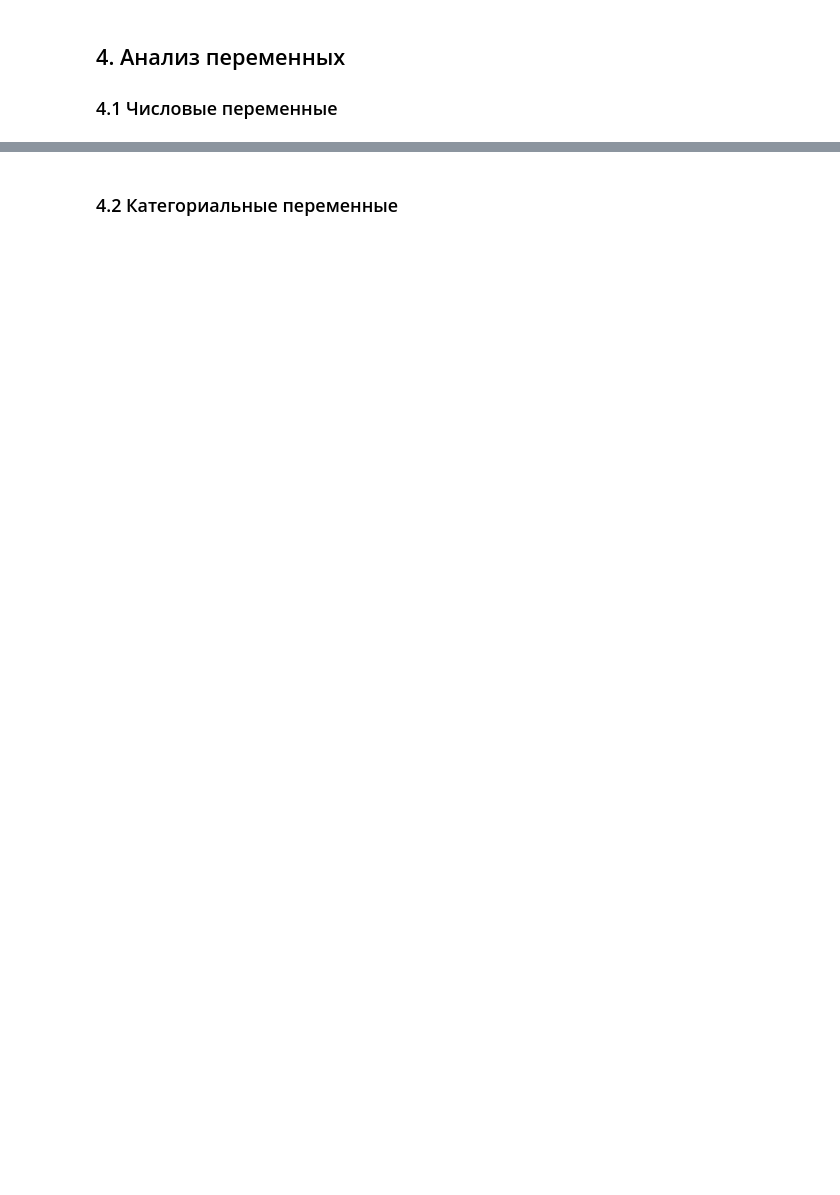
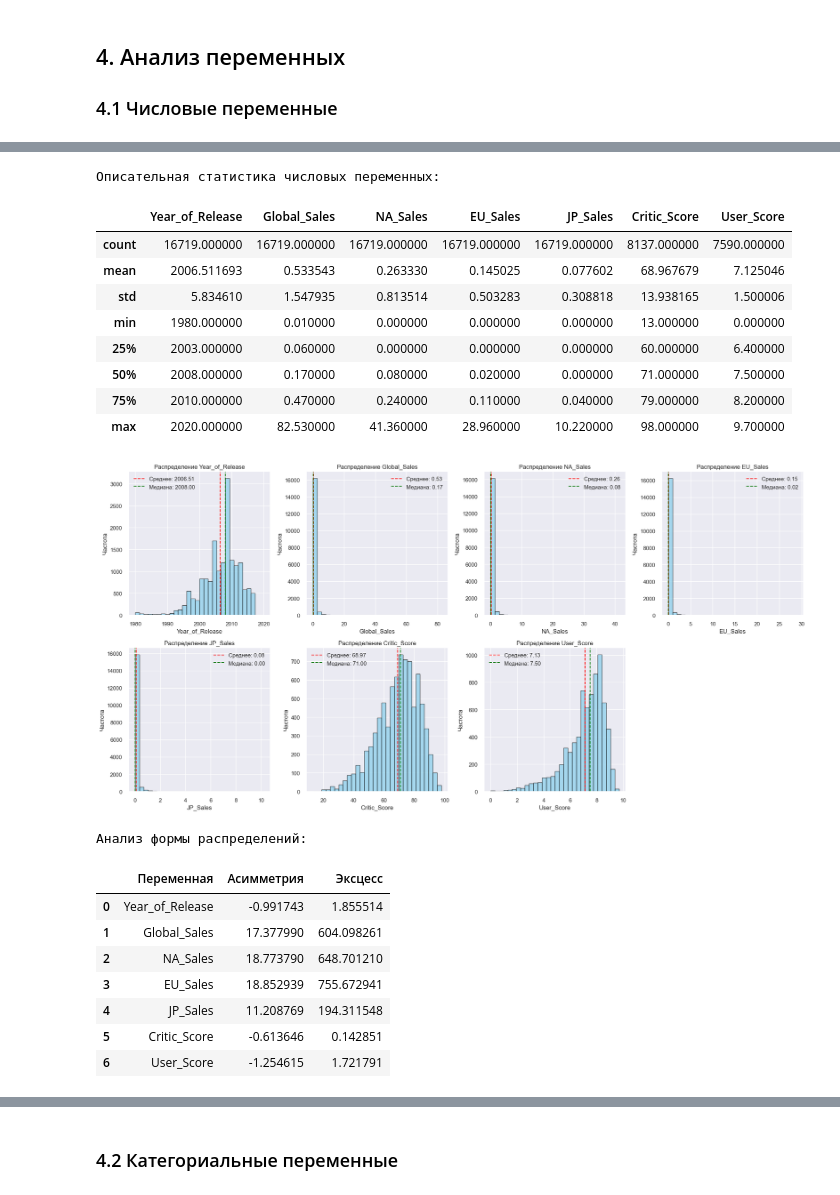
Before and after one commit to CABBAjoy/-, a Jupyter notebook: Video_Game_Sales_Analysis.ipynb, the cells around one changed output, grey strips where cells are left out. Saved outputs shown, nothing was run; the diff lists cells and outputs as text; code cells hidden in the pictures; blank space fills up the shorter version.

```diff
--- a/Video_Game_Sales_Analysis.ipynb
+++ b/Video_Game_Sales_Analysis.ipynb
@@ -93,13 +235,3 @@ dtype: int64
 # %% [markdown]
 ## 4. Анализ переменных
 ### 4.1 Числовые переменные
-# %%
-num_cols = ["Year_of_Release","Critic_Score","User_Score","Global_Sales"]
-display(df[num_cols].describe())
-for col in num_cols:
-    plt.figure(figsize=(6,4))
-    plt.hist(df[col].dropna(), bins=30)
-    plt.title(f"Распределение {col}")
-    plt.xlabel(col)
-    plt.ylabel("Количество")
-    plt.show()
@@ -119,0 +238,63 @@ for col in num_cols:
+# %%
+# Определяем числовые переменные для анализа
+numeric_cols = ['Year_of_Release', 'Global_Sales', 'NA_Sales', 'EU_Sales', 'JP_Sales',
+                'Critic_Score', 'User_Score']
+
+print("Описательная статистика числовых переменных:")
+display(df[numeric_cols].describe())
+
+# Детальный анализ каждой числовой переменной
+fig, axes = plt.subplots(2, 4, figsize=(20, 10))
+axes = axes.ravel()
+
+for i, col in enumerate(numeric_cols):
+    if i < len(axes):
+        # Гистограмма
+        axes[i].hist(df[col].dropna(), bins=30, alpha=0.7, color='skyblue', edgecolor='black')
+        axes[i].set_title(f'Распределение {col}')
+        axes[i].set_xlabel(col)
+        axes[i].set_ylabel('Частота')
+
+        # Добавляем статистики на график
+        mean_val = df[col].mean()
+        median_val = df[col].median()
+        axes[i].axvline(mean_val, color='red', linestyle='--', label=f'Среднее: {mean_val:.2f}')
+        axes[i].axvline(median_val, color='green', linestyle='--', label=f'Медиана: {median_val:.2f}')
+        axes[i].legend()
+
+# Удаляем лишние подграфики
+for j in range(len(numeric_cols), len(axes)):
+    fig.delaxes(axes[j])
+
+plt.tight_layout()
+plt.show()
+
+# Анализ асимметрии и эксцесса
+print("\nАнализ формы распределений:")
+skew_kurt_df = pd.DataFrame({
+    'Переменная': numeric_cols,
+    'Асимметрия': [df[col].skew() for col in numeric_cols],
+    'Эксцесс': [df[col].kurtosis() for col in numeric_cols]
+})
+display(skew_kurt_df)
+# %% [output]
+Описательная статистика числовых переменных:
+|  | Year_of_Release | Global_Sales | NA_Sales | EU_Sales | JP_Sales | Critic_Score | User_Score |
+| count | 16719.000000 | 16719.000000 | 16719.000000 | 16719.000000 | 16719.000000 | 8137.000000 | 7590.000000 |
+| mean | 2006.511693 | 0.533543 | 0.263330 | 0.145025 | 0.077602 | 68.967679 | 7.125046 |
+| std | 5.834610 | 1.547935 | 0.813514 | 0.503283 | 0.308818 | 13.938165 | 1.500006 |
+| min | 1980.000000 | 0.010000 | 0.000000 | 0.000000 | 0.000000 | 13.000000 | 0.000000 |
+| 25% | 2003.000000 | 0.060000 | 0.000000 | 0.000000 | 0.000000 | 60.000000 | 6.400000 |
+| 50% | 2008.000000 | 0.170000 | 0.080000 | 0.020000 | 0.000000 | 71.000000 | 7.500000 |
+| 75% | 2010.000000 | 0.470000 | 0.240000 | 0.110000 | 0.040000 | 79.000000 | 8.200000 |
+| max | 2020.000000 | 82.530000 | 41.360000 | 28.960000 | 10.220000 | 98.000000 | 9.700000 |
+[figure, added]
+Анализ формы распределений:
+|  | Переменная | Асимметрия | Эксцесс |
+| 0 | Year_of_Release | -0.991743 | 1.855514 |
+| 1 | Global_Sales | 17.377990 | 604.098261 |
+| 2 | NA_Sales | 18.773790 | 648.701210 |
+| 3 | EU_Sales | 18.852939 | 755.672941 |
+| 4 | JP_Sales | 11.208769 | 194.311548 |
+| 5 | Critic_Score | -0.613646 | 0.142851 |
+| 6 | User_Score | -1.254615 | 1.721791 |
```
Also changed, not shown: parts of 37 cells of this notebook.
